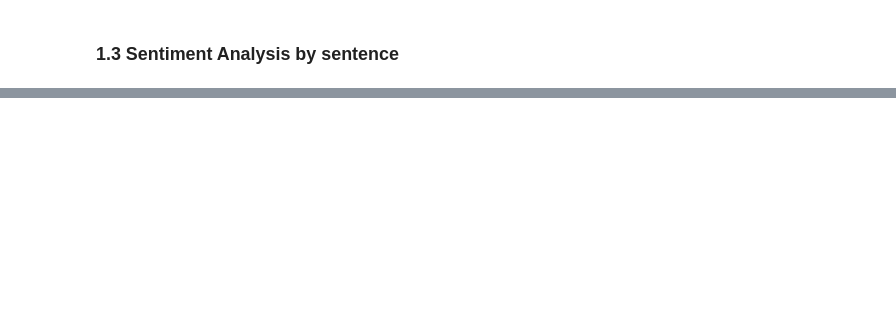
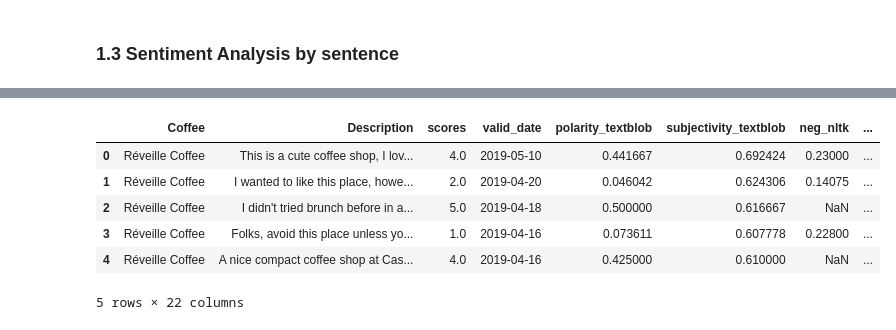
Before and after one commit to Daesparz/Capstone1, a Jupyter notebook: Data_Analysis/Extension_Exploratory_Data_Analysis.ipynb, the cells around one changed output, grey strips where cells are left out. Saved outputs shown, nothing was run; the diff lists cells and outputs as text; code cells hidden in the pictures; blank space fills up the shorter version.

```diff
--- a/Data_Analysis/Extension_Exploratory_Data_Analysis.ipynb
+++ b/Data_Analysis/Extension_Exploratory_Data_Analysis.ipynb
@@ -257,0 +355,21 @@ for x, y in enumerate(polarity):
+# %%
+df_reviews_correct_polarity = df_reviews.copy()
+# %%
+df = df_review_sentences[np.abs(df_review_sentences.polarity_textblob) > 0.1]
+df_reviews_correct_polarity['polarity_textblob'] = df.groupby('id').polarity_textblob.mean()
+# %%
+df = df_review_sentences[df_review_sentences.neg_nltk > 0.1]
+df_reviews_correct_polarity['neg_nltk'] = df.groupby('id').neg_nltk.mean()
+# %%
+df = df_review_sentences[df_review_sentences.pos_nltk > 0.1]
+df_reviews_correct_polarity['pos_nltk'] = df.groupby('id').pos_nltk.mean()
+# %%
+df_reviews_correct_polarity.head()
+# %% [output]
+|  | Coffee | Description | scores | valid_date | polarity_textblob | subjectivity_textblob | neg_nltk | ... |
+| 0 | Réveille Coffee | This is a cute coffee shop, I lov... | 4.0 | 2019-05-10 | 0.441667 | 0.692424 | 0.23000 | ... |
+| 1 | Réveille Coffee | I wanted to like this place, howe... | 2.0 | 2019-04-20 | 0.046042 | 0.624306 | 0.14075 | ... |
+| 2 | Réveille Coffee | I didn't tried brunch before in a... | 5.0 | 2019-04-18 | 0.500000 | 0.616667 | NaN | ... |
+| 3 | Réveille Coffee | Folks, avoid this place unless yo... | 1.0 | 2019-04-16 | 0.073611 | 0.607778 | 0.22800 | ... |
+| 4 | Réveille Coffee | A nice compact coffee shop at Cas... | 4.0 | 2019-04-16 | 0.425000 | 0.610000 | NaN | ... |
+5 rows × 22 columns
```
Also changed, not shown: parts of 20 cells of this notebook.
